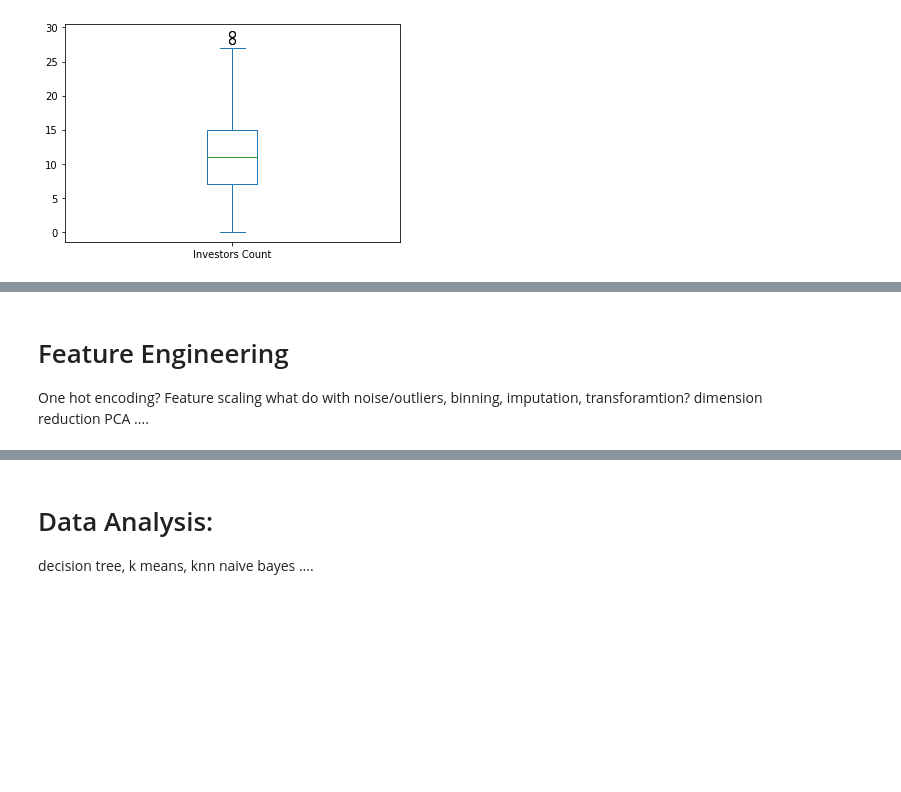
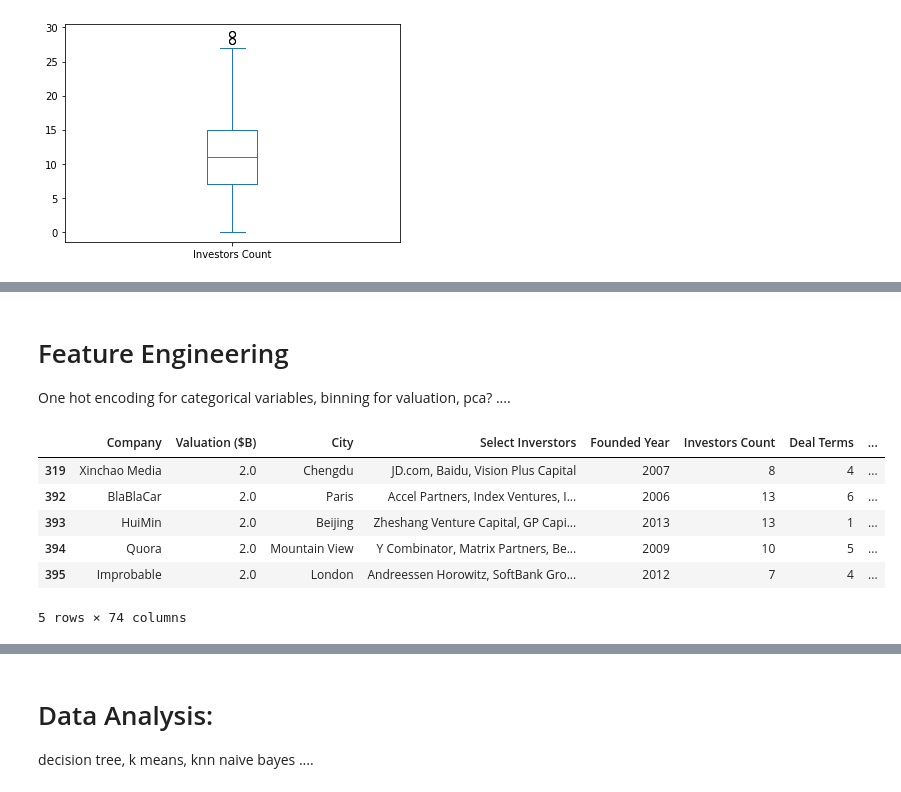
Before and after one commit to tuanqpham0921/Unicorn-Startup-Evaluation, a Jupyter notebook: project.ipynb, the cells around one changed output, grey strips where cells are left out. Saved outputs shown, nothing was run; the diff lists cells and outputs as text; code cells hidden in the pictures; blank space fills up the shorter version.

```diff
--- a/project.ipynb
+++ b/project.ipynb
@@ -147,8 +188,29 @@ df.groupby(['Country'])['Valuation ($B)'].mean().plot.bar(figsize=(15,4))
-# %% [markdown]
-# Feature Engineering
-One hot encoding?
-Feature scaling
-what do with noise/outliers, binning, imputation, transforamtion?
-dimension reduction
-PCA
-....
+# %% [markdown]
+# Feature Engineering
+One hot encoding for categorical variables, binning for valuation, pca?
+....
+# %%
+# one-hot encoding categorical variables
+one_country = pd.get_dummies(df["Country"], prefix="Country")
+df = df.join(one_country)
+
+one_industry = pd.get_dummies(df["Industry"], prefix="Industry")
+df = df.join(one_industry)
+
+one_stage = pd.get_dummies(df["Financial Stage"], prefix="Financial Stage")
+df = df.join(one_stage)
+
+# remove these after making the one-hot-encoding
+df = df.drop(['Country'], axis = 1)
+df = df.drop(['Industry'], axis = 1)
+df = df.drop(['Financial Stage'], axis = 1)
+
+df.head()
+# %% [output]
+|  | Company | Valuation ($B) | City | Select Inverstors | Founded Year | Investors Count | Deal Terms | ... |
+| 319 | Xinchao Media | 2.0 | Chengdu | JD.com, Baidu, Vision Plus Capital | 2007 | 8 | 4 | ... |
+| 392 | BlaBlaCar | 2.0 | Paris | Accel Partners, Index Ventures, I... | 2006 | 13 | 6 | ... |
+| 393 | HuiMin | 2.0 | Beijing | Zheshang Venture Capital, GP Capi... | 2013 | 13 | 1 | ... |
+| 394 | Quora | 2.0 | Mountain View | Y Combinator, Matrix Partners, Be... | 2009 | 10 | 5 | ... |
+| 395 | Improbable | 2.0 | London | Andreessen Horowitz, SoftBank Gro... | 2012 | 7 | 4 | ... |
+5 rows × 74 columns
```
Also changed, not shown: parts of 14 cells of this notebook.
